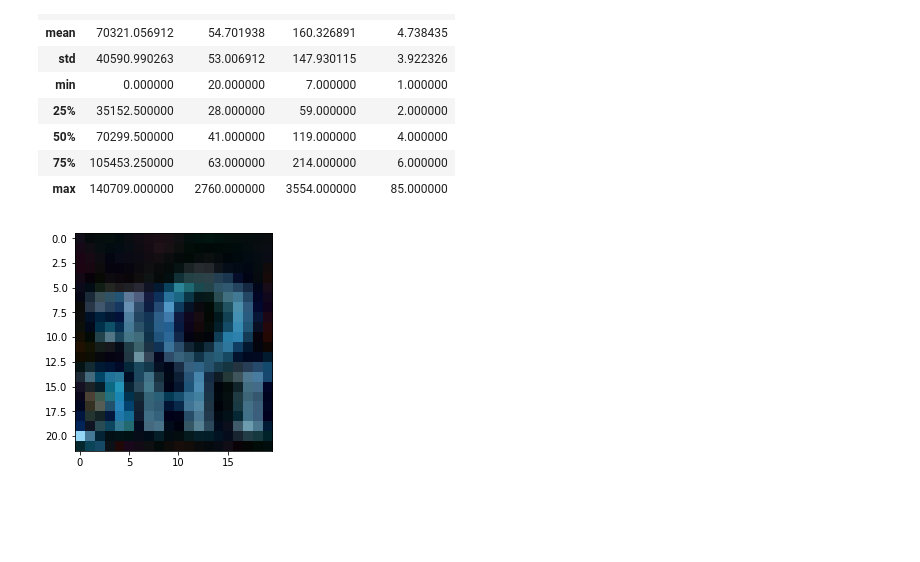
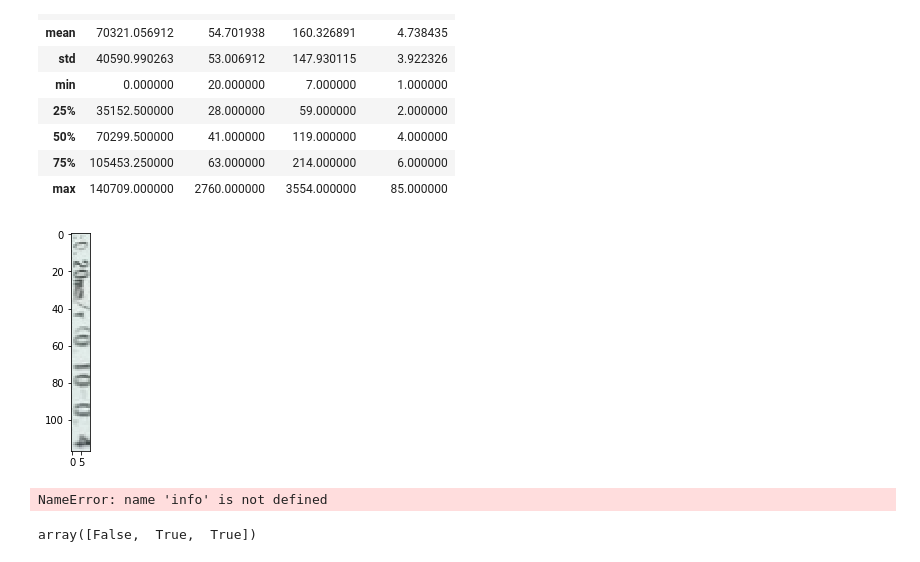
Before and after one commit to chendaojin/textReg, a Jupyter notebook: info.ipynb, the cells around one changed output. Drawn from its saved outputs; the diff is of its cells as text; code cells hidden in the pictures; blank space fills up the shorter version.

```diff
--- a/info.ipynb
+++ b/info.ipynb
@@ -106,10 +123,10 @@ h1.describe()
 import matplotlib.pyplot as plt
 from PIL import Image
 # %%
-plt.imshow(reg.data[33965][0])
+plt.imshow(reg.data[784][0])
 plt.show()
 # %% [output]
-[figure, old version]
+[figure, new version]
 # %%
 tx1=pd.read_csv('data\\txt'+'\\TB1d2ROQXXXXXc.XVXXXXXXXXXX_!!0-item_pic.jpg'+'.txt',header=None,quoting=3,sep='.[0-9]{1,2},',
                 encoding='utf-8',engine='python')
@@ -127,3 +144,7 @@ tx1.apply(drawline,axis=1)
 
 
 cv.destroyAllWindows()
+# %%
+info.head(10)
+# %% [output]
+NameError: name 'info' is not defined
@@ -129,0 +162,5 @@ cv.destroyAllWindows()
+# %%
+res=tf.multiply(tA,tf.to_float(vs2))+tf.multiply(tB,tf.to_float(vs1))
+vs1.eval(session=sess)
+# %% [output]
+array([False,  True,  True])
```
Also changed, not shown: parts of 7 cells of this notebook, 1 other file.
